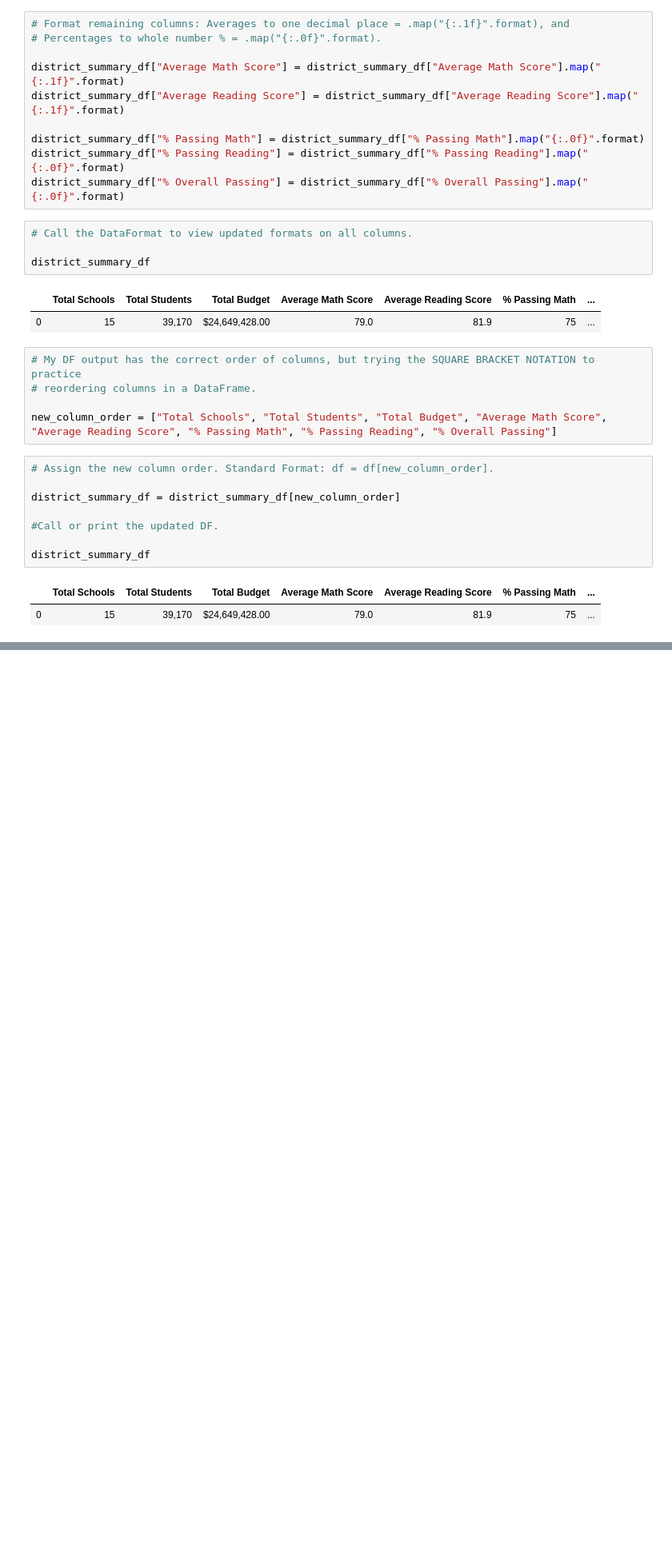
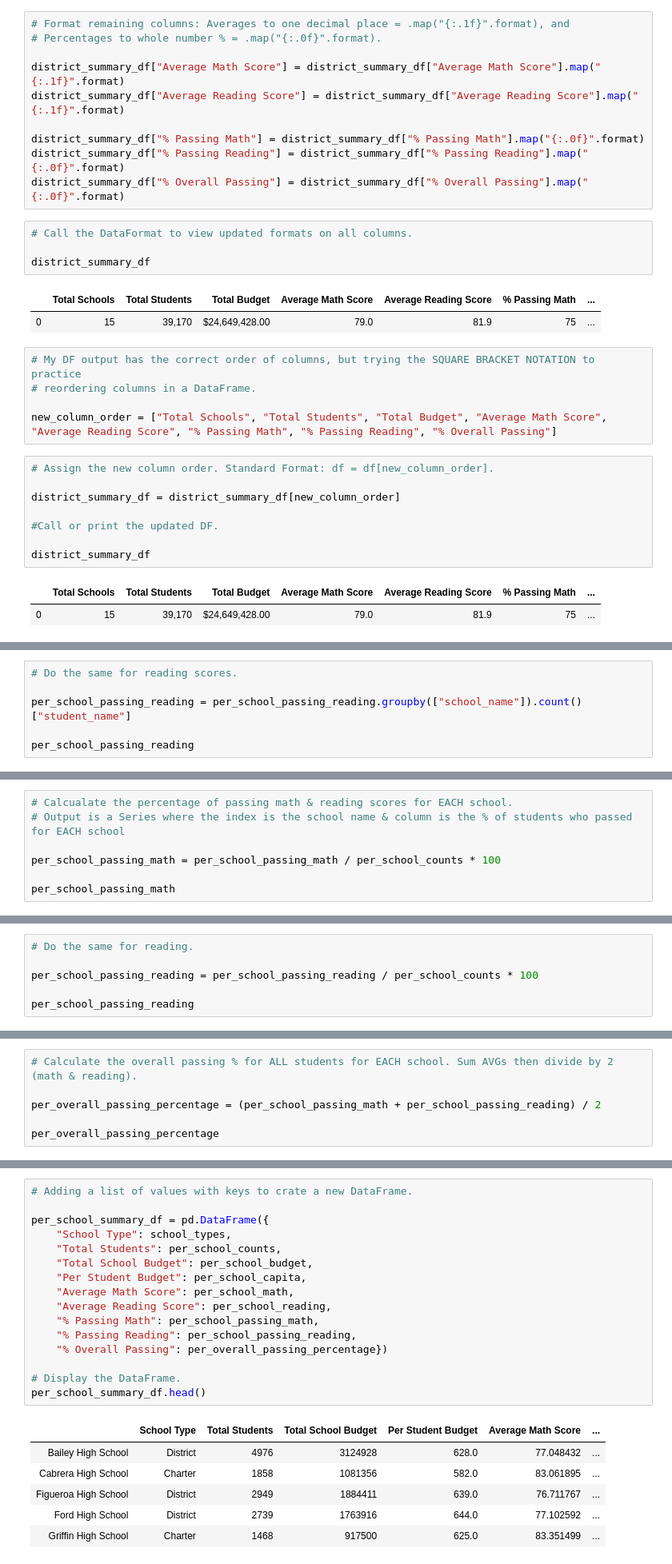
Before and after one commit to CLAMONT73/School_District_Analysis, a Jupyter notebook: PyCitySchools.ipynb, the cells around one changed output, grey strips where cells are left out. Shown: that part at 80% size. Saved outputs shown, nothing was run; the diff lists cells and outputs as text; blank space fills up the shorter version.

```diff
--- a/PyCitySchools.ipynb
+++ b/PyCitySchools.ipynb
@@ -620,0 +940,6 @@ district_summary_df
+# %%
+# Do the same for reading scores.
+
+per_school_passing_reading = per_school_passing_reading.groupby(["school_name"]).count()["student_name"]
+
+per_school_passing_reading
@@ -620,0 +964,7 @@ district_summary_df
+# %%
+# Calcualate the percentage of passing math & reading scores for EACH school.
+# Output is a Series where the index is the school name & column is the % of students who passed for EACH school
+
+per_school_passing_math = per_school_passing_math / per_school_counts * 100
+
+per_school_passing_math
@@ -620,0 +988,6 @@ district_summary_df
+# %%
+# Do the same for reading.
+
+per_school_passing_reading = per_school_passing_reading / per_school_counts * 100
+
+per_school_passing_reading
@@ -620,0 +1011,6 @@ district_summary_df
+# %%
+# Calculate the overall passing % for ALL students for EACH school. Sum AVGs then divide by 2 (math & reading).
+
+per_overall_passing_percentage = (per_school_passing_math + per_school_passing_reading) / 2
+
+per_overall_passing_percentage
@@ -620,0 +1034,23 @@ district_summary_df
+# %%
+# Adding a list of values with keys to crate a new DataFrame.
+
+per_school_summary_df = pd.DataFrame({
+    "School Type": school_types,
+    "Total Students": per_school_counts,
+    "Total School Budget": per_school_budget,
+    "Per Student Budget": per_school_capita,
+    "Average Math Score": per_school_math,
+    "Average Reading Score": per_school_reading,
+    "% Passing Math": per_school_passing_math,
+    "% Passing Reading": per_school_passing_reading,
+    "% Overall Passing": per_overall_passing_percentage})
+
+# Display the DataFrame.
+per_school_summary_df.head()
+# %% [output]
+|  | School Type | Total Students | Total School Budget | Per Student Budget | Average Math Score | ... |
+| Bailey High School | District | 4976 | 3124928 | 628.0 | 77.048432 | ... |
+| Cabrera High School | Charter | 1858 | 1081356 | 582.0 | 83.061895 | ... |
+| Figueroa High School | District | 2949 | 1884411 | 639.0 | 76.711767 | ... |
+| Ford High School | District | 2739 | 1763916 | 644.0 | 77.102592 | ... |
+| Griffin High School | Charter | 1468 | 917500 | 625.0 | 83.351499 | ... |
```
Also changed, not shown: parts of 21 cells of this notebook.
